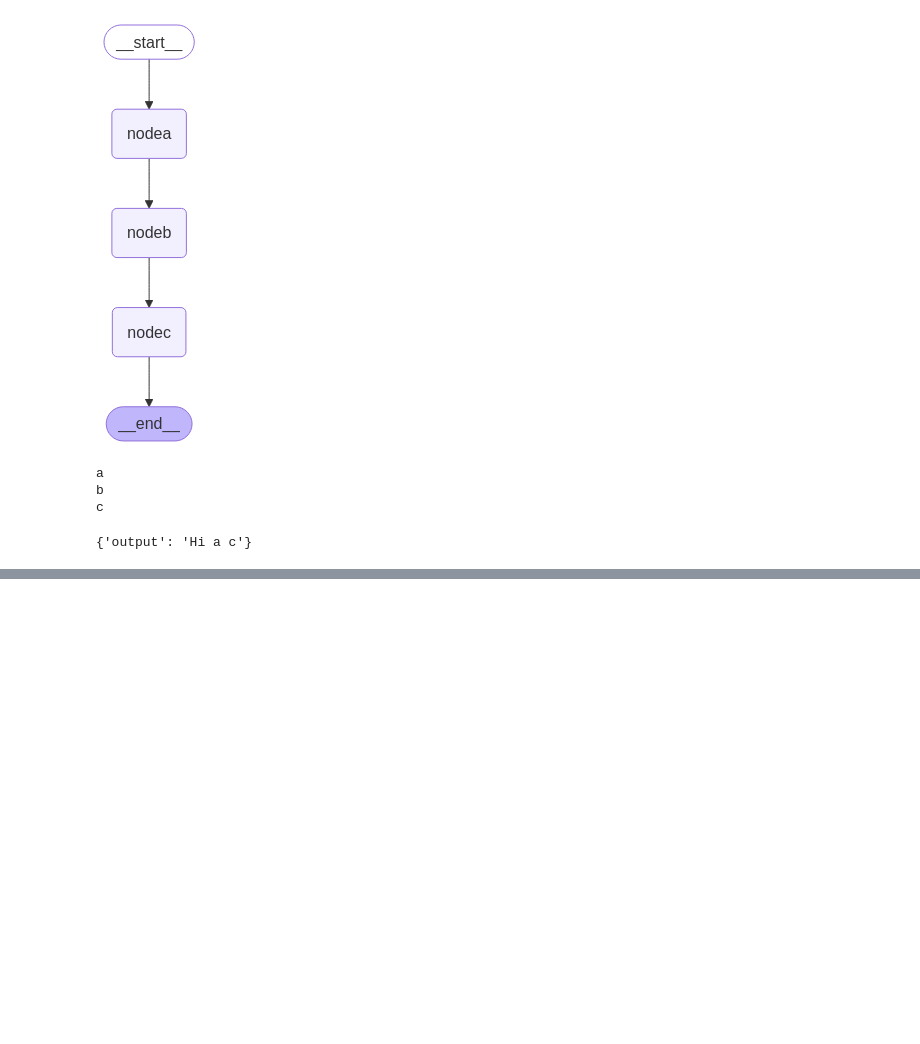
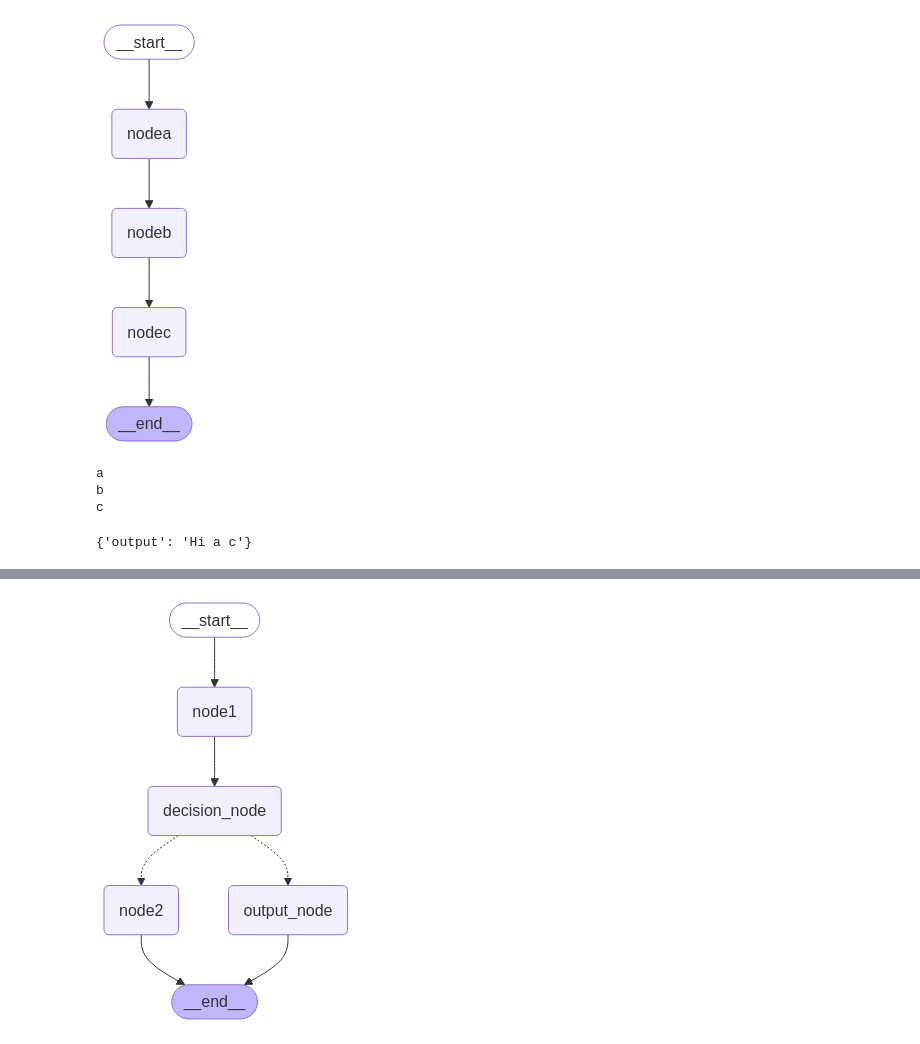
Before and after one commit to Thejpal/Langchain, a Jupyter notebook: langgraph_practice.ipynb, the cells around one changed output, grey strips where cells are left out. Drawn from its saved outputs; the diff is of its cells as text; code cells hidden in the pictures; blank space fills up the shorter version.

Commit message:
Graph image fix

```diff
--- a/langgraph_practice.ipynb
+++ b/langgraph_practice.ipynb
@@ -321,0 +328,45 @@ c
+# %%
+builder6 = StateGraph(OverallState, input=InputState, output=OutputState)
+# %%
+import random
+from typing import Literal
+
+def node1(state: InputState) -> OverallState:
+    return {"input": state["input"] + " updated", "output" : "Start"}
+
+def intermediate_update(state: OverallState) -> IntermediateState:
+    human_input_needed = random.choice([True, False])
+    inquiry = state["input"] + " " + state["output"]
+
+    return {"need_human_input": human_input_needed, "inquiry": inquiry}
+
+def node2(state: IntermediateState) -> OutputState:
+    return {"output": state["inquiry"] + " Human input needed"}
+
+def output_update(state: IntermediateState) -> OutputState:
+    output = state["inquiry"] + " Human input not needed"
+
+    return {"output": output}
+
+def decide(state: IntermediateState) -> Literal["node2", "output_node"]:
+    if state["need_human_input"]:
+        return "node2"
+    else:
+        return "output_node"
+
+builder6.add_node("node1", node1)
+builder6.add_node("decision_node", intermediate_update)
+builder6.add_node("node2", node2)
+builder6.add_node("output_node", output_update)
+
+builder6.add_edge(START, "node1")
+builder6.add_edge("node1", "decision_node")
+builder6.add_edge(["output_node", "node2"], END)
+
+builder6.add_conditional_edges("decision_node", decide)
+
+graph6 = builder6.compile()
+# %%
+Image(graph6.get_graph().draw_mermaid_png())
+# %% [output]
+[figure, added]
```
Also changed, not shown: parts of 6 cells of this notebook.
